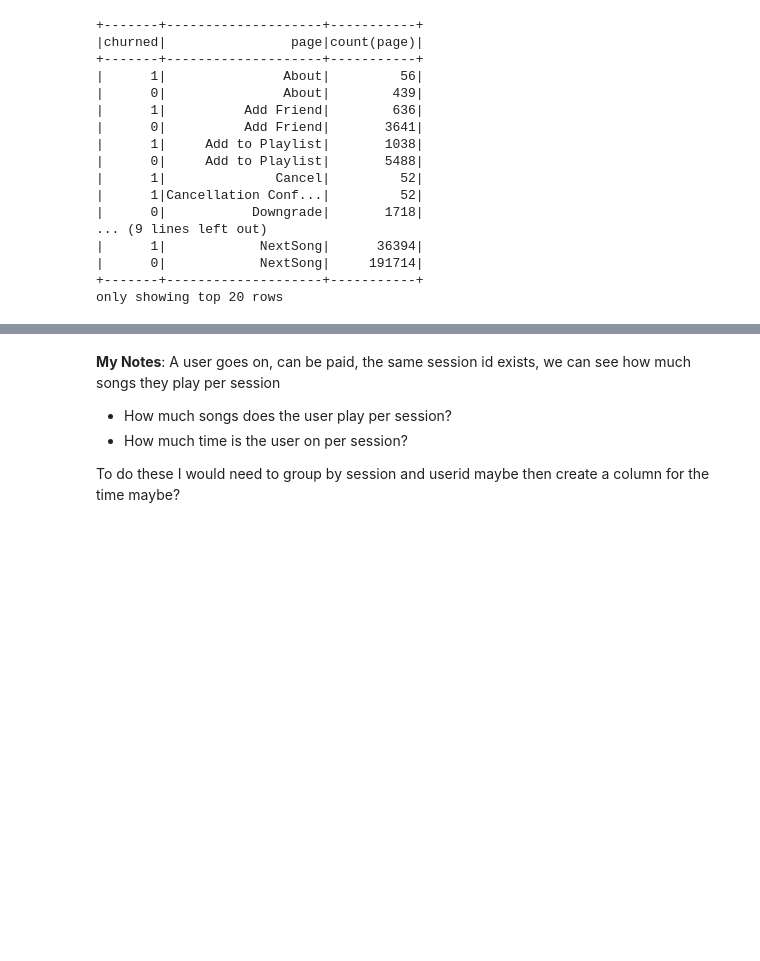
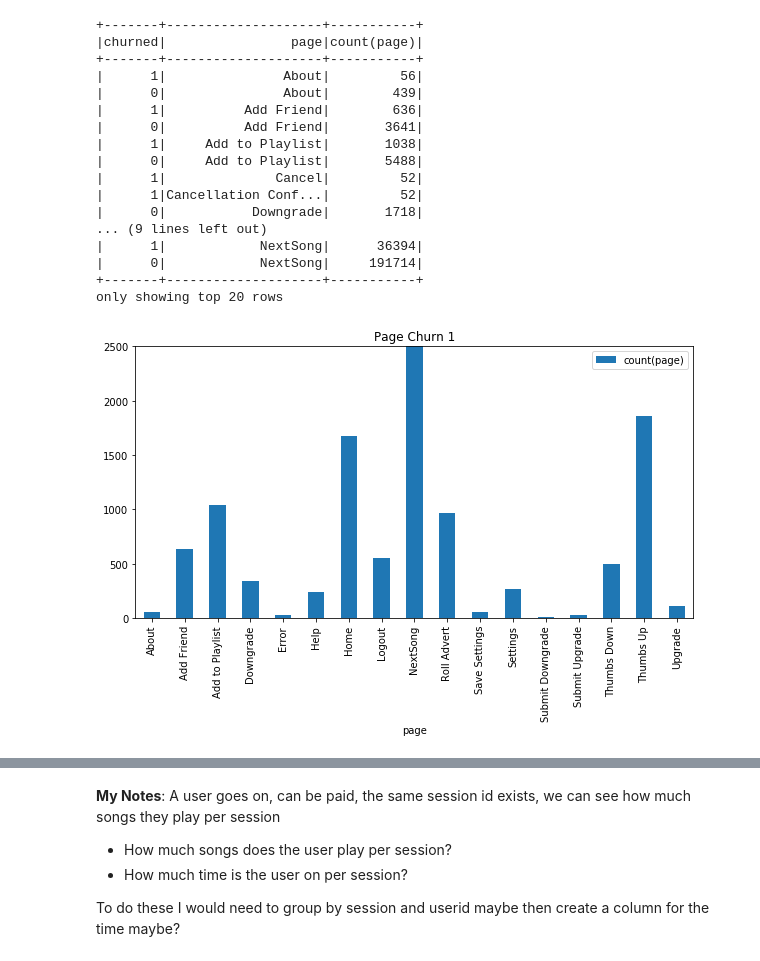
Before and after one commit to mroker242/Spark-Churn-Prediction, a Jupyter notebook: Sparkify.ipynb, the cells around one changed output, grey strips where cells are left out. Drawn from its saved outputs; the diff is of its cells as text; code cells hidden in the pictures; blank space fills up the shorter version.

```diff
--- a/Sparkify.ipynb
+++ b/Sparkify.ipynb
@@ -90,3 +125,6 @@ df.select(['userId', 'sessionId', 'artist']).where(df.page == '').collect()
+# %%
+# the dataframe has null values: lets fill with 0
+df = df.fillna({'length':0})
 # %% [markdown]
 # Exploratory Data Analysis
 When you're working with the full dataset, perform EDA by loading a small subset of the data and doing basic manipulations within Spark. In this workspace, you are already provided a small subset of data you can explore.
@@ -198,3 +216,16 @@ df.groupby(['churned','page']).agg({'page':'count'}).orderBy('page').show()
 |      0|            NextSong|     191714|
 +-------+--------------------+-----------+
 only showing top 20 rows
+# %%
+page_grouped = df.groupby(['churned','page']).agg({'page':'count'}).orderBy('page').toPandas()
+# %%
+# remove 'cancel' and 'cancel confirmation' as it is not in the churned 0 df
+page_grouped = page_grouped[(page_grouped.page != 'Cancel')]
+page_grouped = page_grouped[(page_grouped.page != 'Cancellation Confirmation')]
+# %%
+page_grouped[page_grouped.churned == 1].set_index('page').drop('churned', axis=1).plot(kind='bar',
+                                                                                       figsize=(10,5),
+                                                                                      title='Page Churn 1',
+                                                                                      ylim=(0,2500));
+# %% [output]
+[figure, added]
```
Also changed, not shown: parts of 76 cells of this notebook.
